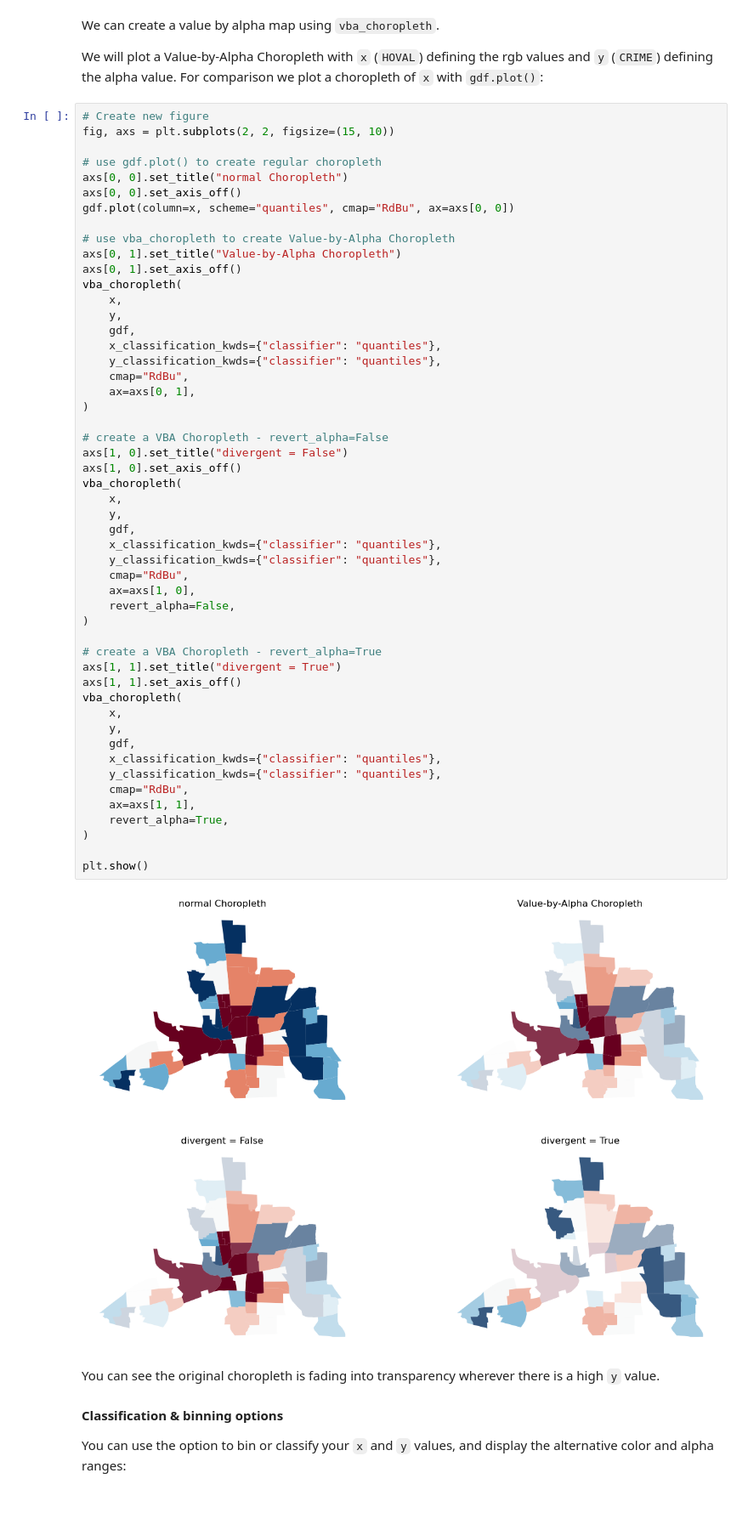
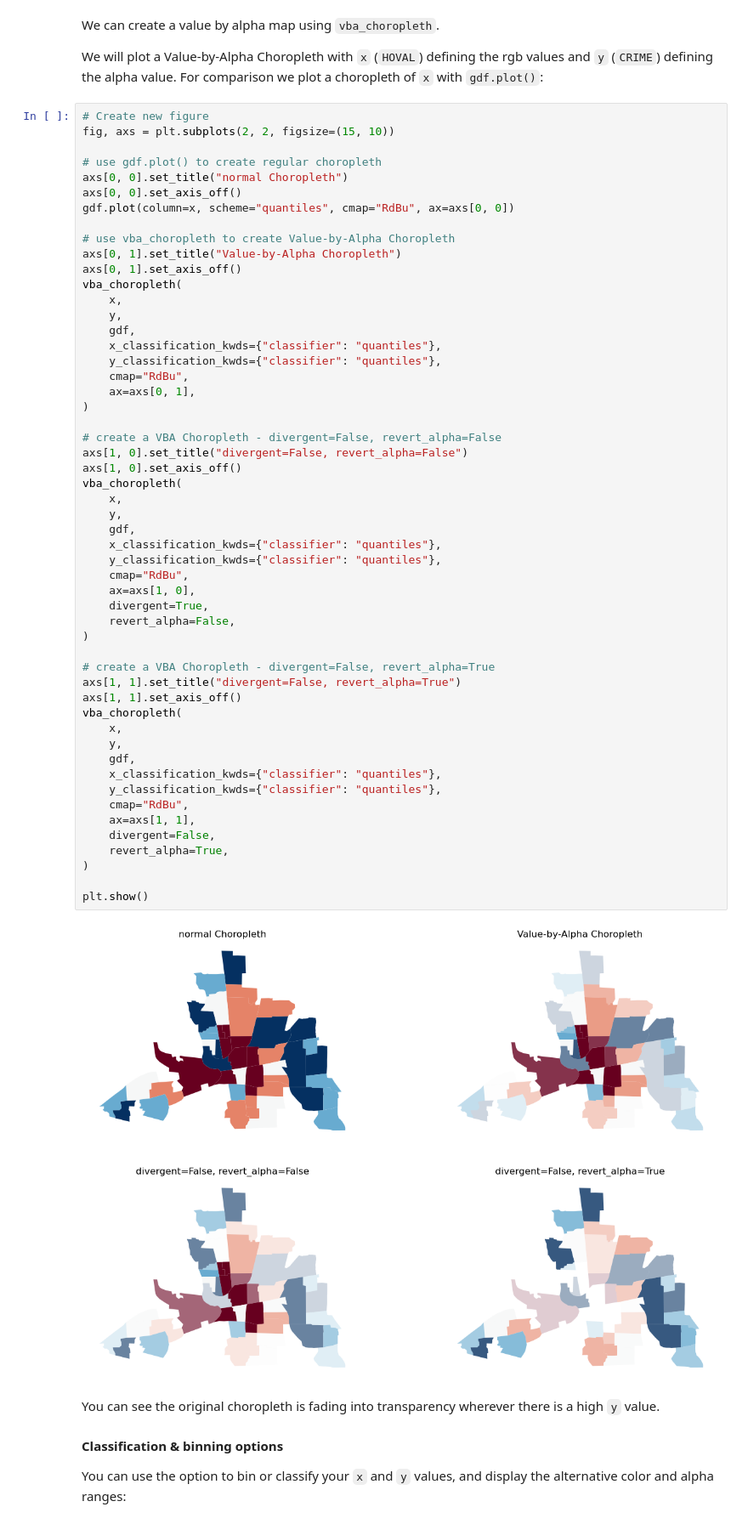
Before and after one commit to pysal/mapclassify, a Jupyter notebook: notebooks/value_by_alpha.ipynb, the cells around one changed output. Shown at 85% size. Saved outputs shown, nothing was run; the diff lists cells and outputs as text.

```diff
--- a/notebooks/value_by_alpha.ipynb
+++ b/notebooks/value_by_alpha.ipynb
@@ -68,38 +68,40 @@ vba_choropleth(
     cmap="RdBu",
     ax=axs[0, 1],
 )
 
-# create a VBA Choropleth - revert_alpha=False
-axs[1, 0].set_title("divergent = False")
+# create a VBA Choropleth - divergent=False, revert_alpha=False
+axs[1, 0].set_title("divergent=False, revert_alpha=False")
 axs[1, 0].set_axis_off()
 vba_choropleth(
     x,
     y,
     gdf,
     x_classification_kwds={"classifier": "quantiles"},
     y_classification_kwds={"classifier": "quantiles"},
     cmap="RdBu",
     ax=axs[1, 0],
+    divergent=True,
     revert_alpha=False,
 )
 
-# create a VBA Choropleth - revert_alpha=True
-axs[1, 1].set_title("divergent = True")
+# create a VBA Choropleth - divergent=False, revert_alpha=True
+axs[1, 1].set_title("divergent=False, revert_alpha=True")
 axs[1, 1].set_axis_off()
 vba_choropleth(
     x,
     y,
     gdf,
     x_classification_kwds={"classifier": "quantiles"},
     y_classification_kwds={"classifier": "quantiles"},
     cmap="RdBu",
     ax=axs[1, 1],
+    divergent=False,
     revert_alpha=True,
 )
 
 plt.show()
 # %% [output]
-[figure, old version]
+[figure, new version]
 # %% [markdown]
 You can see the original choropleth is fading into transparency wherever there is a high `y` value.
 
```
Also changed, not shown: 11 other files.
